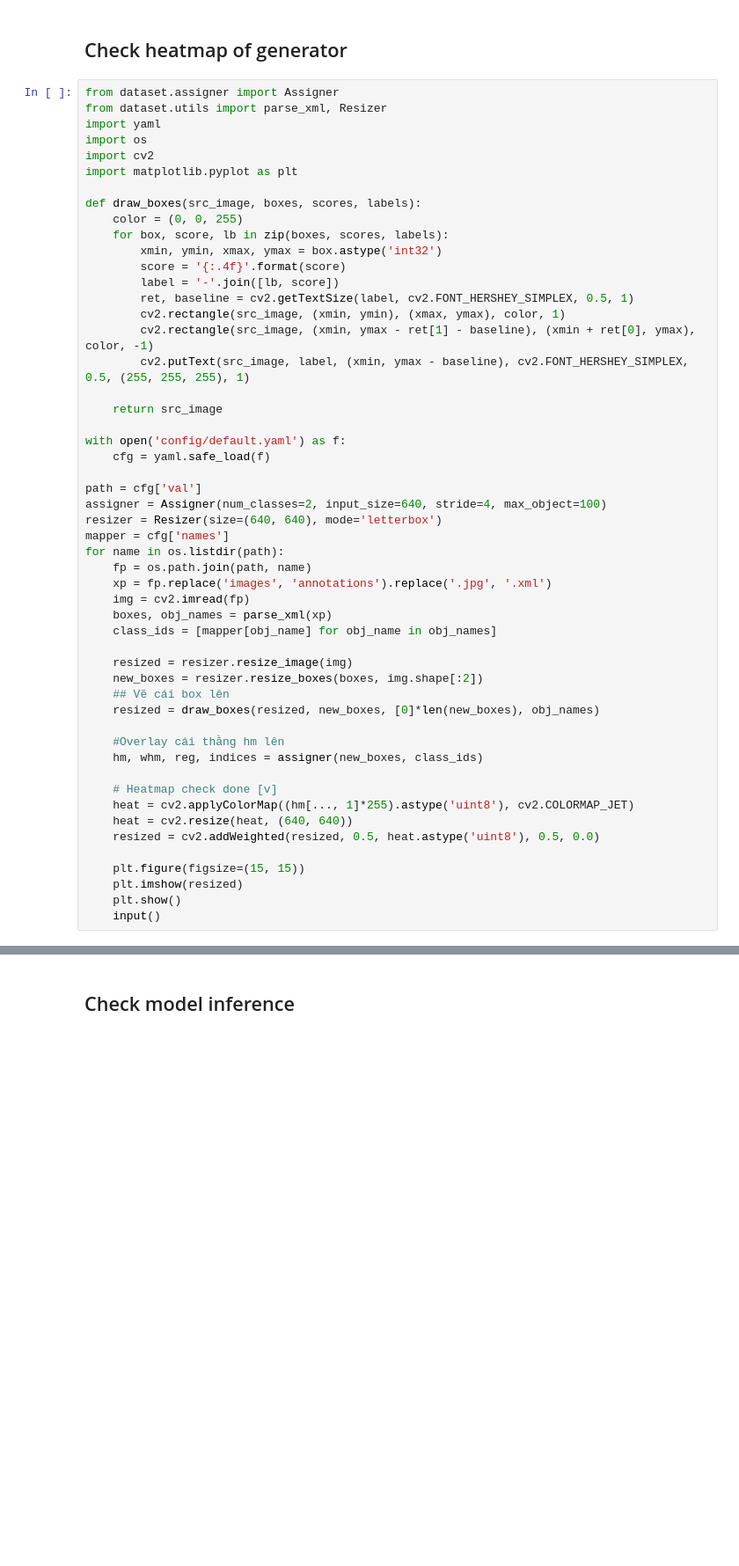
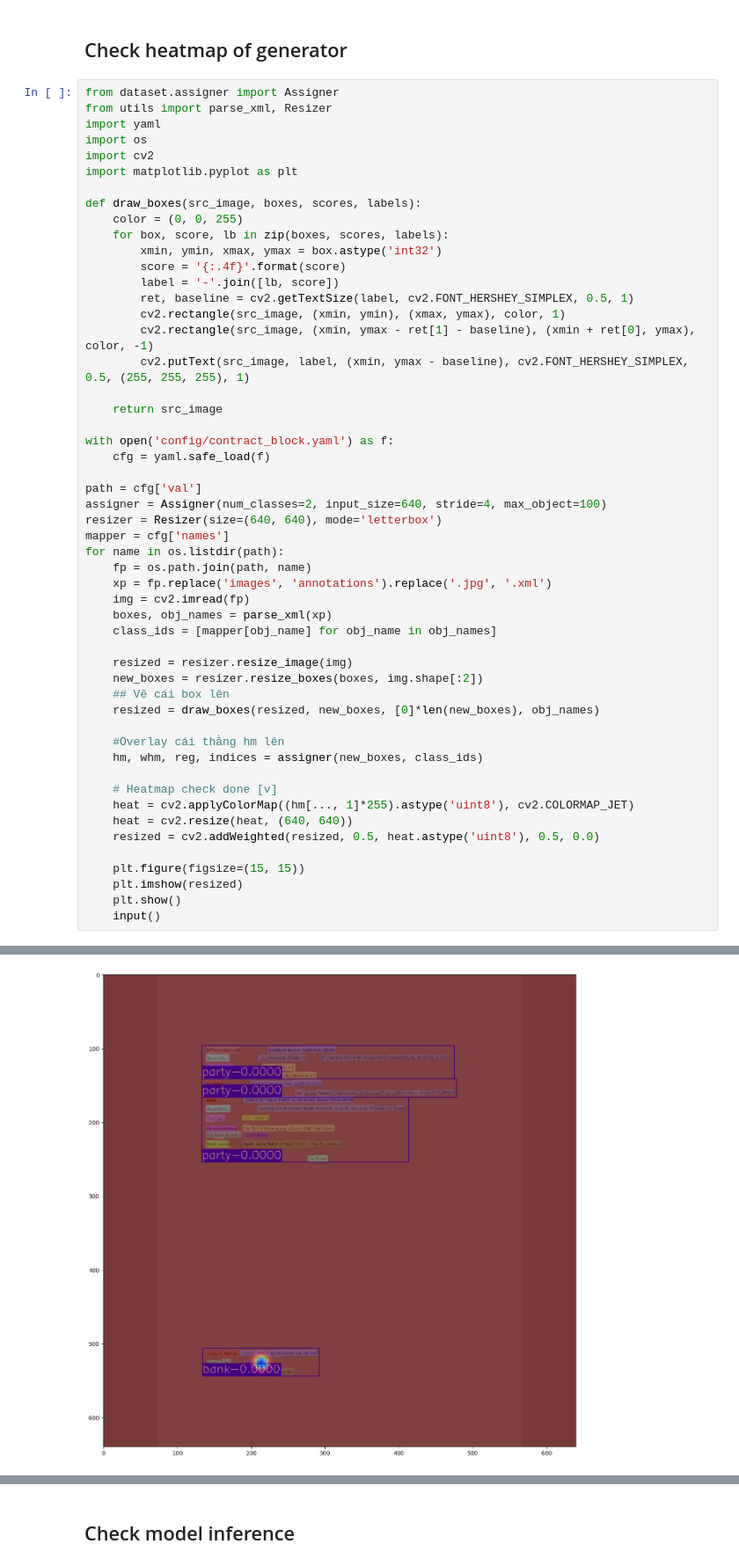
Before and after one commit to NguyenHongSon1103/Centernet_pytorch, a Jupyter notebook: check.ipynb, the cells around one changed output, grey strips where cells are left out. Shown at 88% size. Saved outputs shown, nothing was run; the diff lists cells and outputs as text; blank space fills up the shorter version.

```diff
--- a/check.ipynb
+++ b/check.ipynb
@@ -2,7 +2,7 @@
 ## Check heatmap of generator
 # %%
 from dataset.assigner import Assigner
-from dataset.utils import parse_xml, Resizer
+from utils import parse_xml, Resizer
 import yaml
 import os
 import cv2
@@ -21,37 +21,38 @@ def draw_boxes(src_image, boxes, scores, labels):
 
     return src_image
 
-with open('config/default.yaml') as f:
+with open('config/contract_block.yaml') as f:
     cfg = yaml.safe_load(f)
 
 path = cfg['val']
 assigner = Assigner(num_classes=2, input_size=640, stride=4, max_object=100)
 resizer = Resizer(size=(640, 640), mode='letterbox')
 mapper = cfg['names']
 for name in os.listdir(path):
     fp = os.path.join(path, name)
     xp = fp.replace('images', 'annotations').replace('.jpg', '.xml')
     img = cv2.imread(fp)
     boxes, obj_names = parse_xml(xp)
     class_ids = [mapper[obj_name] for obj_name in obj_names]
 
     resized = resizer.resize_image(img)
     new_boxes = resizer.resize_boxes(boxes, img.shape[:2])
     ## Vẽ cái box lên
     resized = draw_boxes(resized, new_boxes, [0]*len(new_boxes), obj_names)
 
     #Overlay cái thằng hm lên
     hm, whm, reg, indices = assigner(new_boxes, class_ids)
 
     # Heatmap check done [v]
     heat = cv2.applyColorMap((hm[..., 1]*255).astype('uint8'), cv2.COLORMAP_JET)
     heat = cv2.resize(heat, (640, 640))
     resized = cv2.addWeighted(resized, 0.5, heat.astype('uint8'), 0.5, 0.0)
 
     plt.figure(figsize=(15, 15))
     plt.imshow(resized)
     plt.show()
     input()
 # %% [output]
 [figure]
 [figure]
+[figure, added]
```
Also changed, not shown: parts of 5 cells of this notebook, 9 other files.
